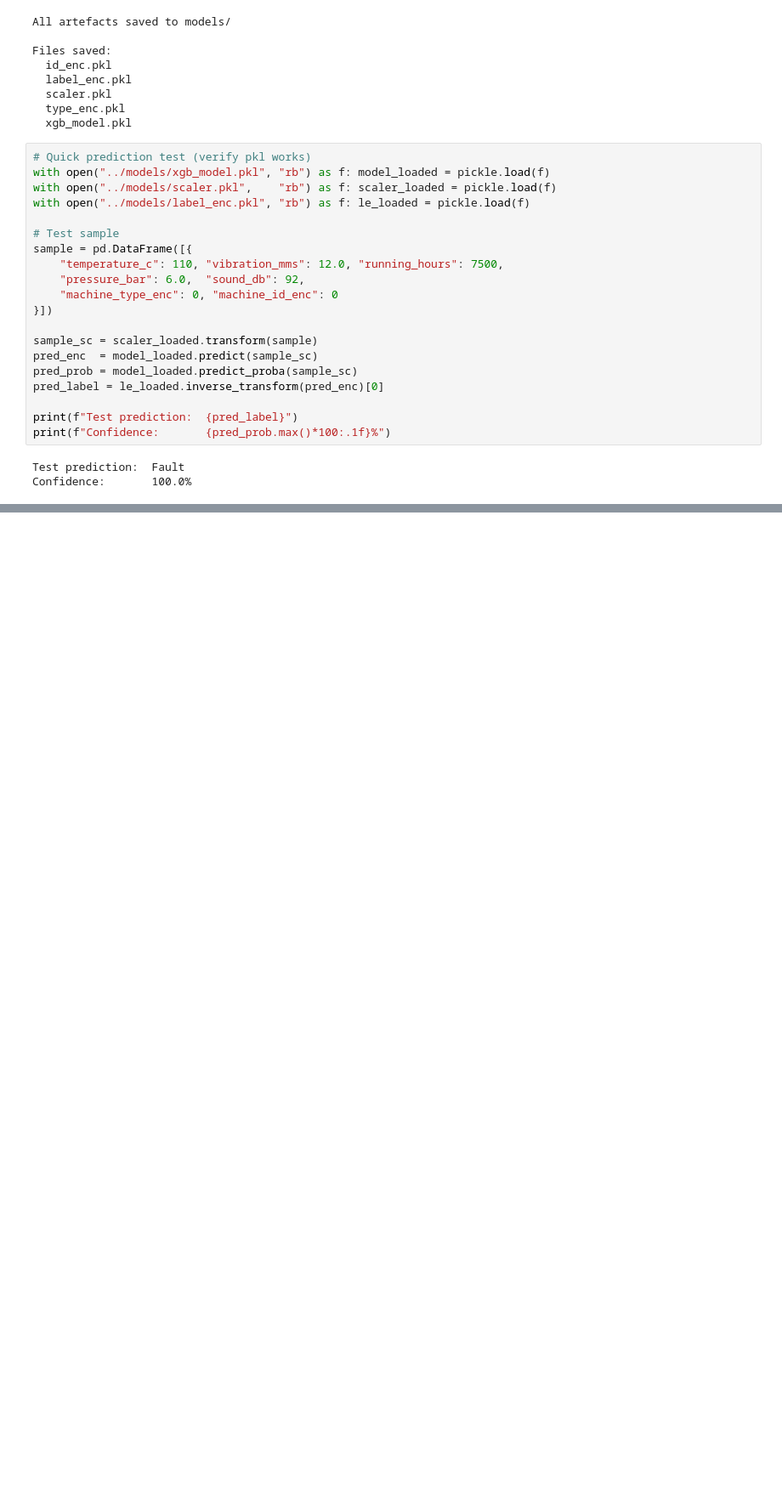
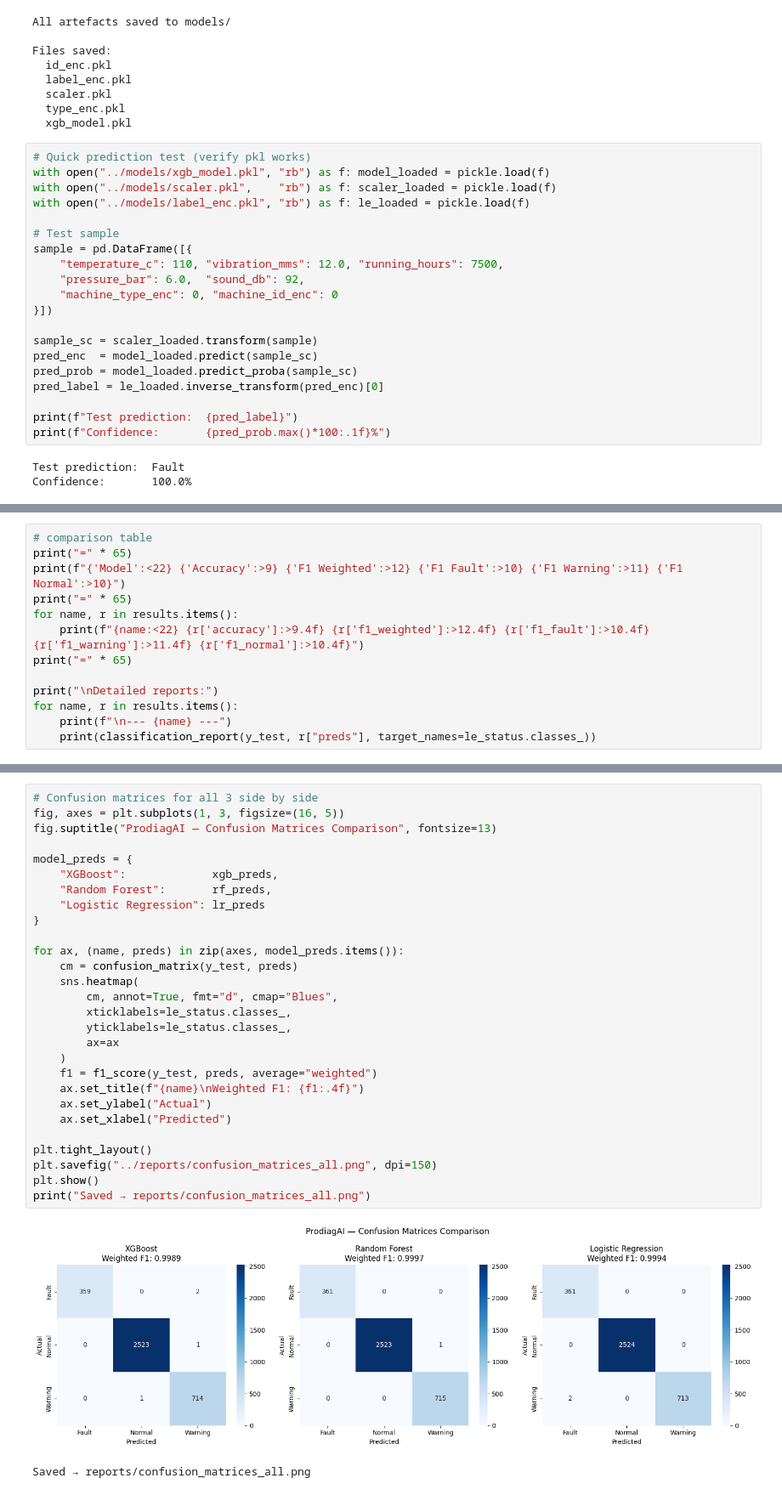
Before and after one commit to NipunKavinda95/ProdiagAI, a Jupyter notebook: notebooks/01_train_model.ipynb, the cells around one changed output, grey strips where cells are left out. Shown at 85% size. Drawn from its saved outputs; the diff is of its cells as text; blank space fills up the shorter version.

```diff
--- a/notebooks/01_train_model.ipynb
+++ b/notebooks/01_train_model.ipynb
@@ -283,0 +343,13 @@ Confidence:       100.0%
+# %%
+# comparison table
+print("=" * 65)
+print(f"{'Model':<22} {'Accuracy':>9} {'F1 Weighted':>12} {'F1 Fault':>10} {'F1 Warning':>11} {'F1 Normal':>10}")
+print("=" * 65)
+for name, r in results.items():
+    print(f"{name:<22} {r['accuracy']:>9.4f} {r['f1_weighted']:>12.4f} {r['f1_fault']:>10.4f} {r['f1_warning']:>11.4f} {r['f1_normal']:>10.4f}")
+print("=" * 65)
+
+print("\nDetailed reports:")
+for name, r in results.items():
+    print(f"\n--- {name} ---")
+    print(classification_report(y_test, r["preds"], target_names=le_status.classes_))
@@ -283,0 +409,31 @@ Confidence:       100.0%
+# %%
+# Confusion matrices for all 3 side by side
+fig, axes = plt.subplots(1, 3, figsize=(16, 5))
+fig.suptitle("ProdiagAI — Confusion Matrices Comparison", fontsize=13)
+
+model_preds = {
+    "XGBoost":             xgb_preds,
+    "Random Forest":       rf_preds,
+    "Logistic Regression": lr_preds
+}
+
+for ax, (name, preds) in zip(axes, model_preds.items()):
+    cm = confusion_matrix(y_test, preds)
+    sns.heatmap(
+        cm, annot=True, fmt="d", cmap="Blues",
+        xticklabels=le_status.classes_,
+        yticklabels=le_status.classes_,
+        ax=ax
+    )
+    f1 = f1_score(y_test, preds, average="weighted")
+    ax.set_title(f"{name}\nWeighted F1: {f1:.4f}")
+    ax.set_ylabel("Actual")
+    ax.set_xlabel("Predicted")
+
+plt.tight_layout()
+plt.savefig("../reports/confusion_matrices_all.png", dpi=150)
+plt.show()
+print("Saved → reports/confusion_matrices_all.png")
+# %% [output]
+[figure, added]
+Saved → reports/confusion_matrices_all.png
```
Also changed, not shown: parts of 5 cells of this notebook, 6 other files.
